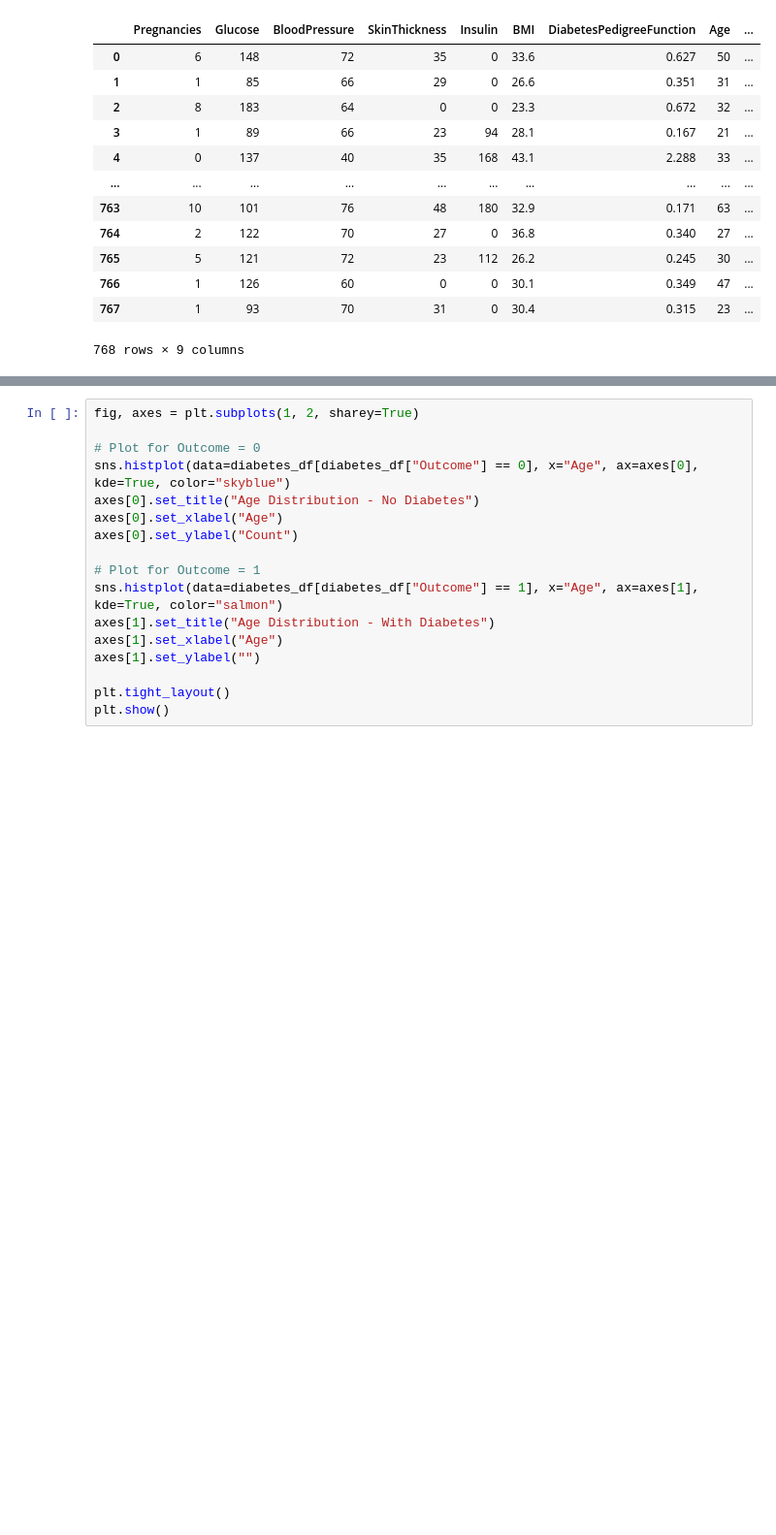
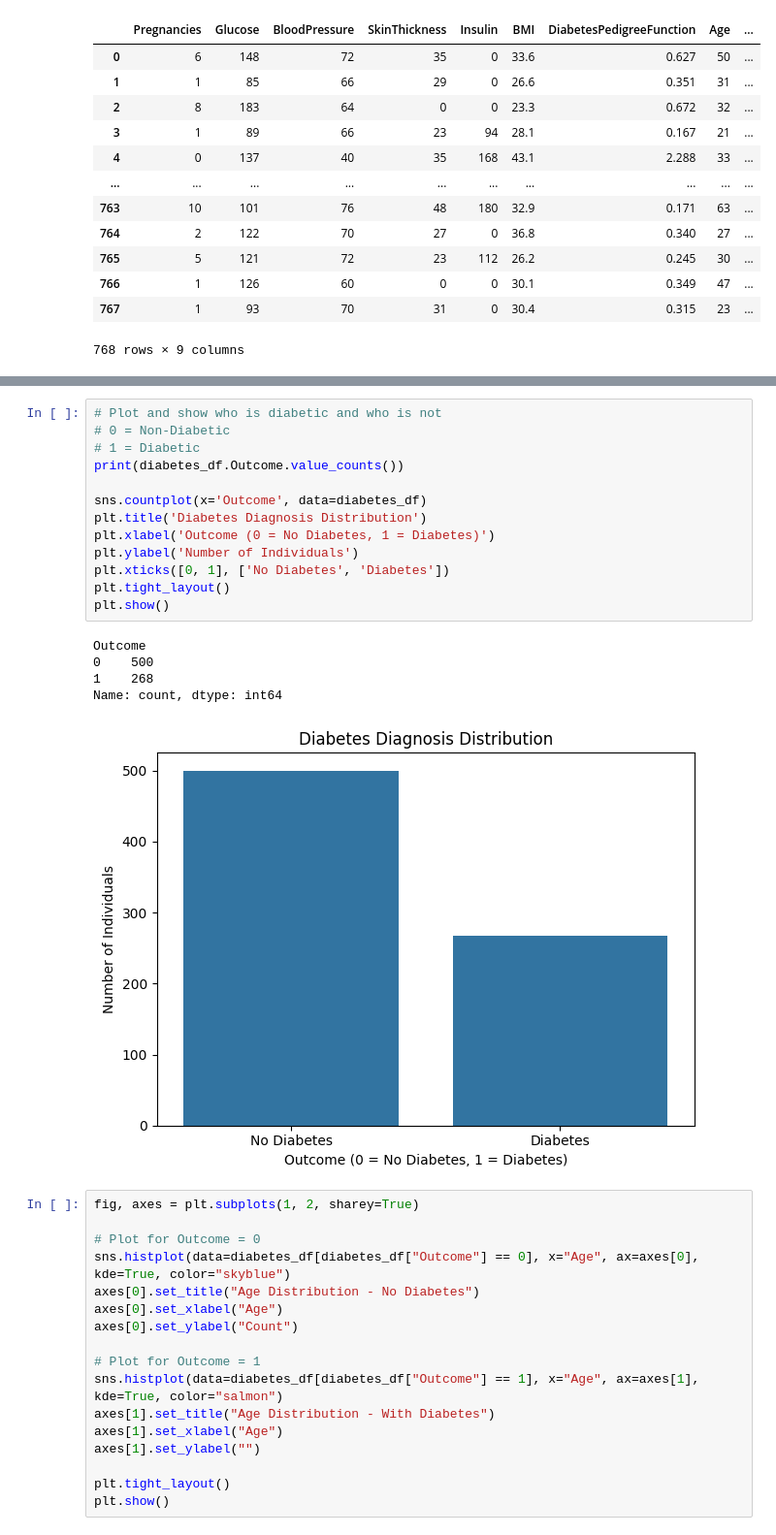
Before and after one commit to emmacionca/FinalProjectBiomedicalInformatics, a Jupyter notebook: I320M_FinalProject_PartialAnalysis.ipynb, the cells around one changed output, grey strips where cells are left out. Shown at 97% size. Drawn from its saved outputs; the diff is of its cells as text; blank space fills up the shorter version.

```diff
--- a/I320M_FinalProject_PartialAnalysis.ipynb
+++ b/I320M_FinalProject_PartialAnalysis.ipynb
@@ -30,3 +92,22 @@ diabetes_df
+# %%
+# Plot and show who is diabetic and who is not
+# 0 = Non-Diabetic
+# 1 = Diabetic
+print(diabetes_df.Outcome.value_counts())
+
+sns.countplot(x='Outcome', data=diabetes_df)
+plt.title('Diabetes Diagnosis Distribution')
+plt.xlabel('Outcome (0 = No Diabetes, 1 = Diabetes)')
+plt.ylabel('Number of Individuals')
+plt.xticks([0, 1], ['No Diabetes', 'Diabetes'])
+plt.tight_layout()
+plt.show()
+# %% [output]
+Outcome
+0    500
+1    268
+Name: count, dtype: int64
+[figure, added]
 # %%
 fig, axes = plt.subplots(1, 2, sharey=True)
 
```
Also changed, not shown: parts of 9 cells of this notebook.
